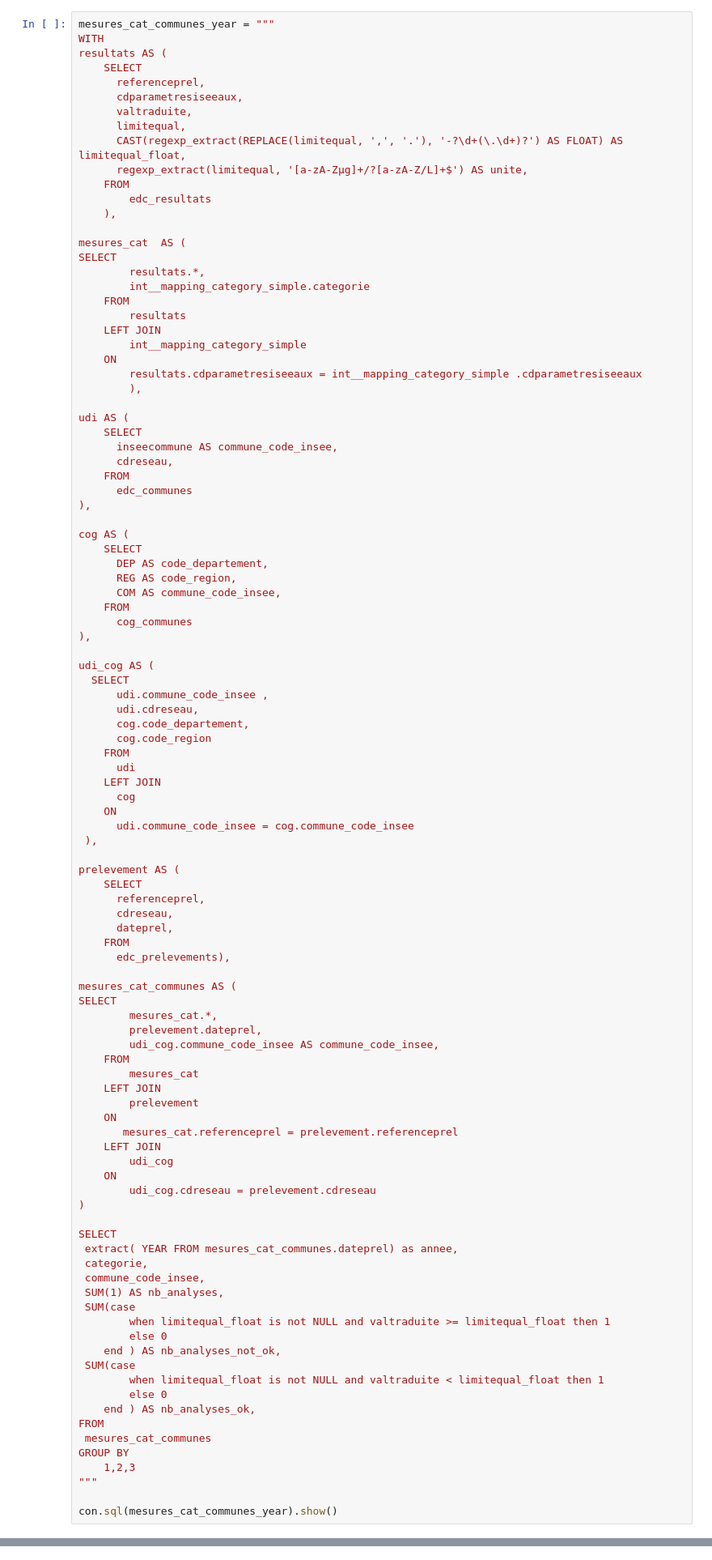
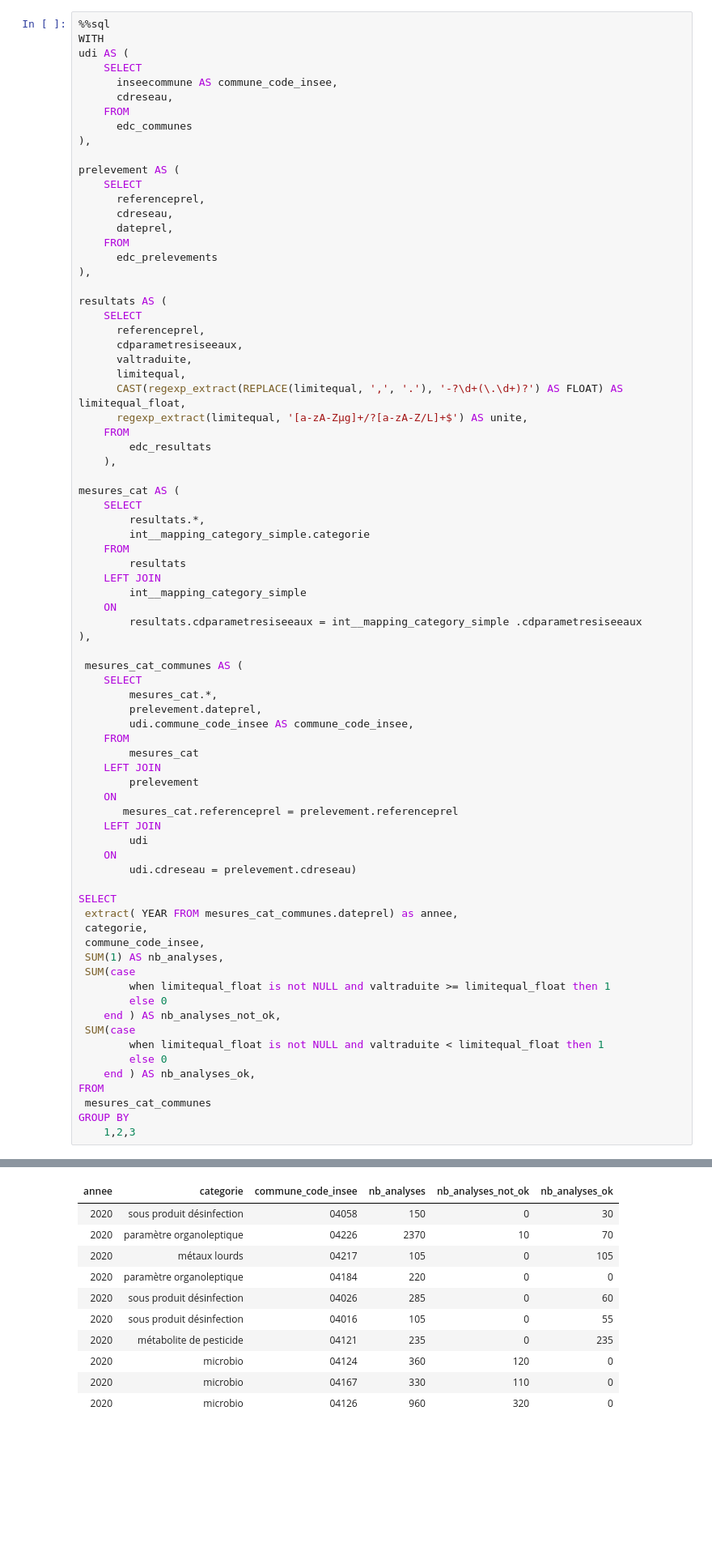
Before and after one commit to dataforgoodfr/13_pollution_eau, a Jupyter notebook: analytics/notebooks/cvm_calcul_conformite_par_commune-MAJ.ipynb, the cells around one changed output, grey strips where cells are left out. Shown: that part at 81% size. Drawn from its saved outputs; the diff is of its cells as text; blank space fills up the shorter version.

```diff
--- a/analytics/notebooks/cvm_calcul_conformite_par_commune-MAJ.ipynb
+++ b/analytics/notebooks/cvm_calcul_conformite_par_commune-MAJ.ipynb
@@ -229,8 +338,25 @@ FROM
 GROUP BY
     1,2,3
 # %%
-mesures_cat_communes_year = """
+%%sql
 WITH
+udi AS (
+    SELECT
+      inseecommune AS commune_code_insee,
+      cdreseau,
+    FROM
+      edc_communes
+),
+
+prelevement AS (
+	SELECT
+	  referenceprel,
+	  cdreseau,
+      dateprel,
+	FROM
+      edc_prelevements
+),
+
 resultats AS (
     SELECT
       referenceprel,
@@ -243,8 +369,8 @@ resultats AS (
         edc_resultats
     ),
 
-mesures_cat  AS (
-SELECT
+mesures_cat AS (
+    SELECT
         resultats.*,
         int__mapping_category_simple.categorie
     FROM
@@ -253,52 +379,13 @@ SELECT
         int__mapping_category_simple
     ON
         resultats.cdparametresiseeaux = int__mapping_category_simple .cdparametresiseeaux
-        ),
-
-udi AS (
-    SELECT
-      inseecommune AS commune_code_insee,
-      cdreseau,
-    FROM
-      edc_communes
 ),
 
-cog AS (
+ mesures_cat_communes AS (
     SELECT
-      DEP AS code_departement,
-      REG AS code_region,
-      COM AS commune_code_insee,
-    FROM
-      cog_communes
-),
-
-udi_cog AS (
-  SELECT
-      udi.commune_code_insee ,
-      udi.cdreseau,
-      cog.code_departement,
-      cog.code_region
-    FROM
-      udi
-    LEFT JOIN
-      cog
-    ON
-      udi.commune_code_insee = cog.commune_code_insee
- ),
-
-prelevement AS (
-	SELECT
-	  referenceprel,
-	  cdreseau,
-      dateprel,
-	FROM
-      edc_prelevements),
-
-mesures_cat_communes AS (
-SELECT
         mesures_cat.*,
         prelevement.dateprel,
-        udi_cog.commune_code_insee AS commune_code_insee,
+        udi.commune_code_insee AS commune_code_insee,
     FROM
         mesures_cat
     LEFT JOIN
@@ -306,10 +393,9 @@ SELECT
     ON
        mesures_cat.referenceprel = prelevement.referenceprel
     LEFT JOIN
-        udi_cog
+        udi
     ON
-    	udi_cog.cdreseau = prelevement.cdreseau
-)
+    	udi.cdreseau = prelevement.cdreseau)
 
 SELECT
  extract( YEAR FROM mesures_cat_communes.dateprel) as annee,
@@ -328,7 +414,4 @@ FROM
  mesures_cat_communes
 GROUP BY
     1,2,3
-"""
-
-con.sql(mesures_cat_communes_year).show()
 # %% [output]
@@ -351,0 +419,11 @@ con.sql(mesures_cat_communes_year).show()
+| annee | categorie | commune_code_insee | nb_analyses | nb_analyses_not_ok | nb_analyses_ok |
+| 2020 | sous produit désinfection | 04058 | 150 | 0 | 30 |
+| 2020 | paramètre organoleptique | 04226 | 2370 | 10 | 70 |
+| 2020 | métaux lourds | 04217 | 105 | 0 | 105 |
+| 2020 | paramètre organoleptique | 04184 | 220 | 0 | 0 |
+| 2020 | sous produit désinfection | 04026 | 285 | 0 | 60 |
+| 2020 | sous produit désinfection | 04016 | 105 | 0 | 55 |
+| 2020 | métabolite de pesticide | 04121 | 235 | 0 | 235 |
+| 2020 | microbio | 04124 | 360 | 120 | 0 |
+| 2020 | microbio | 04167 | 330 | 110 | 0 |
+| 2020 | microbio | 04126 | 960 | 320 | 0 |
```
Also changed, not shown: parts of 34 cells of this notebook.
